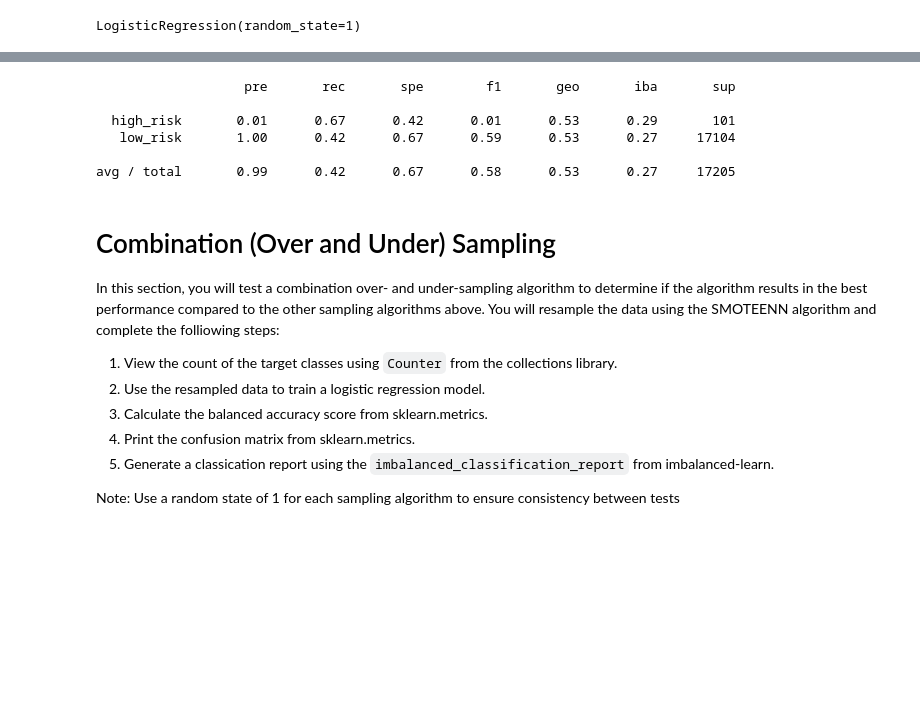
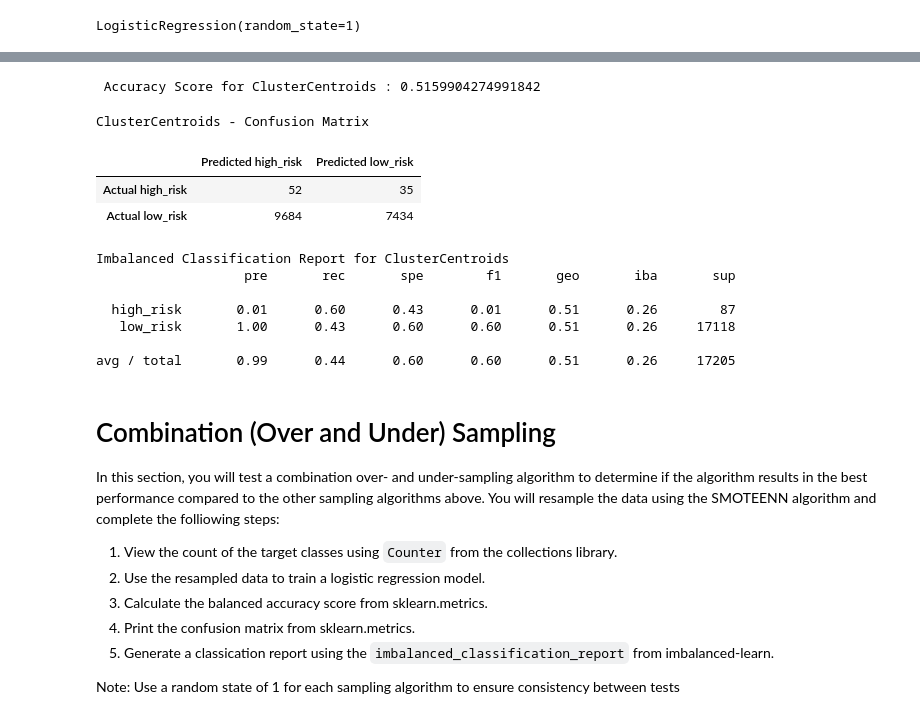
Before and after one commit to benniehana111/Credit_Risk_Analysis, a Jupyter notebook: credit_risk_resampling.ipynb, the cells around one changed output, grey strips where cells are left out. Saved outputs shown, nothing was run; the diff lists cells and outputs as text; code cells hidden in the pictures; blank space fills up the shorter version.

```diff
--- a/credit_risk_resampling.ipynb
+++ b/credit_risk_resampling.ipynb
@@ -239,5 +252,8 @@ Note: Use a random state of 1 for each sampling algorithm to ensure consistency
 # %%
 # Resample the data using the ClusterCentroids resampler
 # Warning: This is a large dataset, and this step may take some time to complete
-# YOUR CODE HERE
+from imblearn.under_sampling import ClusterCentroids
+cc = ClusterCentroids(random_state=1)
+X_resampled, y_resampled = cc.fit_resample(X_train, y_train)
+Counter(y_resampled)
 # %% [output]
@@ -245,5 +261,6 @@ Counter({'loan_status': 1})
 # %%
 # Train the Logistic Regression model using the resampled data
-# YOUR CODE HERE
+model = LogisticRegression(solver='lbfgs', random_state=1)
+model.fit(X_resampled, y_resampled)
 # %% [output]
 LogisticRegression(random_state=1)
@@ -261,13 +267,33 @@ array([[   68,    33],
+# %%
+# Calculated the balanced accuracy score
+y_pred = model.predict(X_test)
+print(f" Accuracy Score for ClusterCentroids : {balanced_accuracy_score(y_test, y_pred)}")
+# %% [output]
+ Accuracy Score for ClusterCentroids : 0.5159904274991842
+# %%
+# Display the confusion matrix
+cm = confusion_matrix(y_test, y_pred)
+cm_df = pd.DataFrame(
+    cm, index=["Actual high_risk", "Actual low_risk"], columns=["Predicted high_risk", "Predicted low_risk"])
+print("ClusterCentroids - Confusion Matrix")
+cm_df
+# %% [output]
+ClusterCentroids - Confusion Matrix
+|  | Predicted high_risk | Predicted low_risk |
+| Actual high_risk | 52 | 35 |
+| Actual low_risk | 9684 | 7434 |
 # %%
 # Print the imbalanced classification report
-# YOUR CODE HERE
+print("Imbalanced Classification Report for ClusterCentroids")
+print(classification_report_imbalanced(y_test, y_pred))
 # %% [output]
+Imbalanced Classification Report for ClusterCentroids
                    pre       rec       spe        f1       geo       iba       sup
 
-  high_risk       0.01      0.67      0.42      0.01      0.53      0.29       101
-   low_risk       1.00      0.42      0.67      0.59      0.53      0.27     17104
+  high_risk       0.01      0.60      0.43      0.01      0.51      0.26        87
+   low_risk       1.00      0.43      0.60      0.60      0.51      0.26     17118
 
-avg / total       0.99      0.42      0.67      0.58      0.53      0.27     17205
+avg / total       0.99      0.44      0.60      0.60      0.51      0.26     17205
 # %% [markdown]
 # Combination (Over and Under) Sampling
 
```
Also changed, not shown: parts of 11 cells of this notebook.
